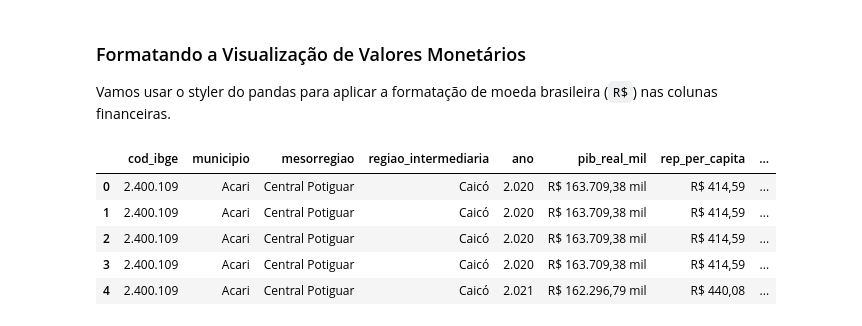
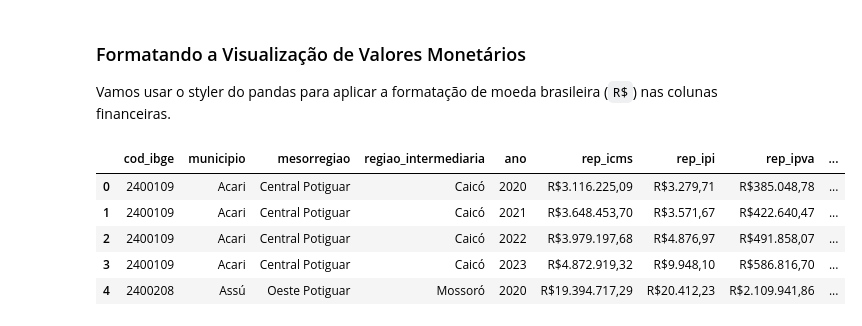
Before and after one commit to Renata-Nascimento/Projeto-U02-CD, a Jupyter notebook: notebooks/02_limpeza_eda.ipynb, the cells around one changed output. Saved outputs shown, nothing was run; the diff lists cells and outputs as text; code cells hidden in the pictures.

Commit message:
corrigindo formatação das colunas

```diff
--- a/notebooks/02_limpeza_eda.ipynb
+++ b/notebooks/02_limpeza_eda.ipynb
@@ -93,22 +85,39 @@ dtype: object
 ### Formatando a Visualização de Valores Monetários
 
 Vamos usar o styler do pandas para aplicar a formatação de moeda brasileira (`R$`) nas colunas financeiras.
+# %%
+# Criando a nova coluna expressando o PIB diretamente em milhões de reais
+base['pib_real_milhoes'] = base['pib_real_mil'] / 1000.0
+base.drop('pib_real_mil', axis=1, inplace=True)
+
+base['pib_milhoes_reais'] = base['pib_mil_reais'] / 1000.0
+base.drop('pib_mil_reais', axis=1, inplace=True)
 # %%
-# Criando um mapeamento de formatação para as colunas financeiras
-# pib_real_mil está em milhares, então multiplicamos por 1000 se quisermos o valor real total ou formatamos mantendo a escala
+# Criando um mapeamento de formatação para as colunas
+# Converter permanentemente as colunas 'cod_ibge' e 'ano' para string (texto) para evitar formatação numérica
+base['cod_ibge'] = base['cod_ibge'].astype(str)
+base['ano'] = base['ano'].astype(str)
+
 formatacao = {
-    'pib_real_mil': 'R$ {:,.2f} mil',
+    'pib_real_milhoes': 'R$ {:,.2f} milhões',
+    'pib_milhoes_reais': 'R$ {:,.2f} milhões',
     'rep_per_capita': 'R$ {:,.2f}',
     'pib_per_capita': 'R$ {:,.2f}',
-    'valor': 'R$ {:,.2f}'
+    'rep_total_real': 'R$ {:,.2f}',
+    'rep_total': 'R${:,.2f}',
+    'rep_icms': 'R${:,.2f}',
+    'rep_ipi': 'R${:,.2f}',
+    'rep_ipva': 'R${:,.2f}',
+    'rep_royalties': 'R${:,.2f}',
+    'pct_baixa_renda': '{:.2f}%'
 }
 
 # Exibindo as primeiras linhas do DataFrame com a formatação aplicada
-df_analise.head().style.format(formatacao, thousands='.', decimal=',')
+base.head().style.format(formatacao, thousands='.', decimal=',')
 # %% [output]
-|  | cod_ibge | municipio | mesorregiao | regiao_intermediaria | ano | pib_real_mil | rep_per_capita | ... |
-| 0 | 2.400.109 | Acari | Central Potiguar | Caicó | 2.020 | R$ 163.709,38 mil | R$ 414,59 | ... |
-| 1 | 2.400.109 | Acari | Central Potiguar | Caicó | 2.020 | R$ 163.709,38 mil | R$ 414,59 | ... |
-| 2 | 2.400.109 | Acari | Central Potiguar | Caicó | 2.020 | R$ 163.709,38 mil | R$ 414,59 | ... |
-| 3 | 2.400.109 | Acari | Central Potiguar | Caicó | 2.020 | R$ 163.709,38 mil | R$ 414,59 | ... |
-| 4 | 2.400.109 | Acari | Central Potiguar | Caicó | 2.021 | R$ 162.296,79 mil | R$ 440,08 | ... |
+|  | cod_ibge | municipio | mesorregiao | regiao_intermediaria | ano | rep_icms | rep_ipi | rep_ipva | ... |
+| 0 | 2400109 | Acari | Central Potiguar | Caicó | 2020 | R$3.116.225,09 | R$3.279,71 | R$385.048,78 | ... |
+| 1 | 2400109 | Acari | Central Potiguar | Caicó | 2021 | R$3.648.453,70 | R$3.571,67 | R$422.640,47 | ... |
+| 2 | 2400109 | Acari | Central Potiguar | Caicó | 2022 | R$3.979.197,68 | R$4.876,97 | R$491.858,07 | ... |
+| 3 | 2400109 | Acari | Central Potiguar | Caicó | 2023 | R$4.872.919,32 | R$9.948,10 | R$586.816,70 | ... |
+| 4 | 2400208 | Assú | Oeste Potiguar | Mossoró | 2020 | R$19.394.717,29 | R$20.412,23 | R$2.109.941,86 | ... |
```
Also changed, not shown: parts of 9 cells of this notebook.
